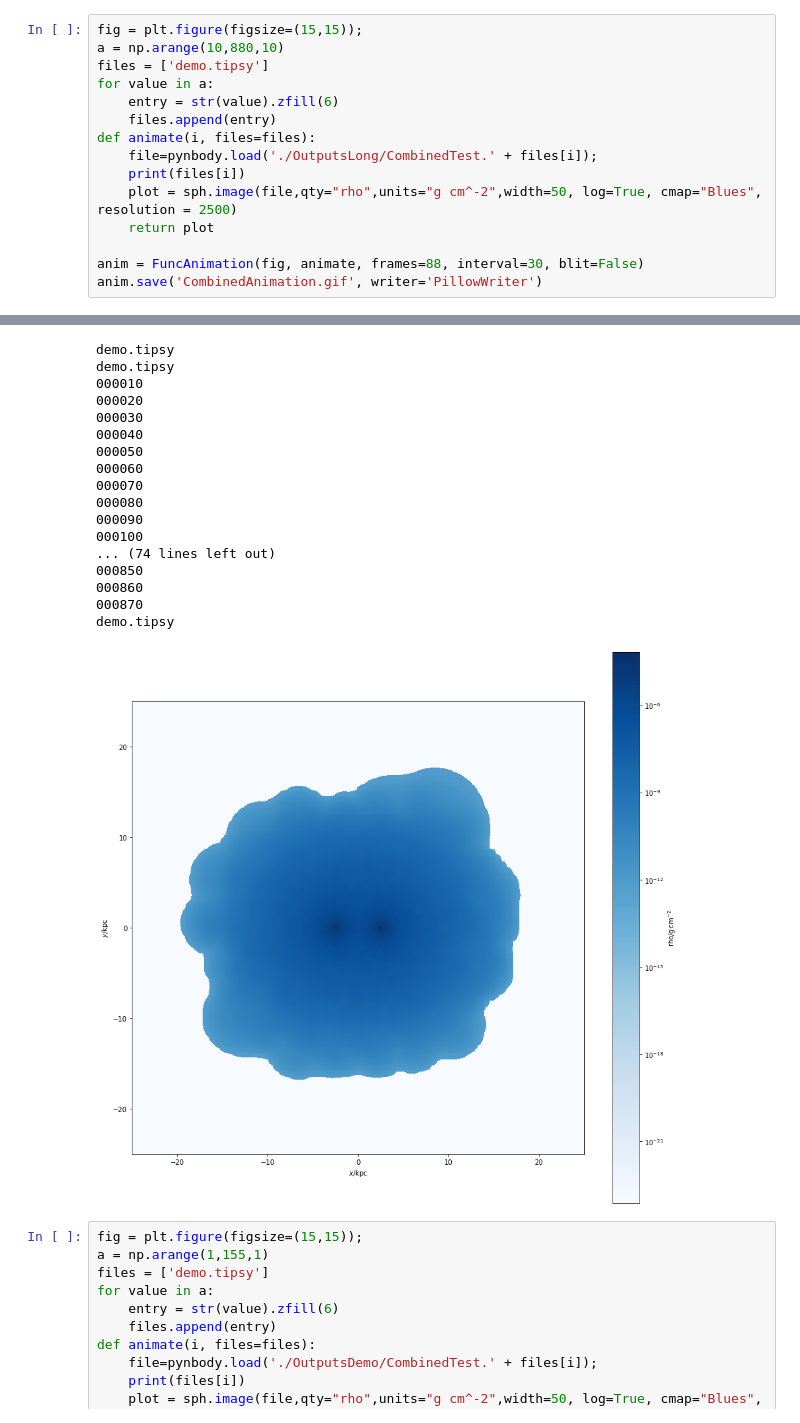
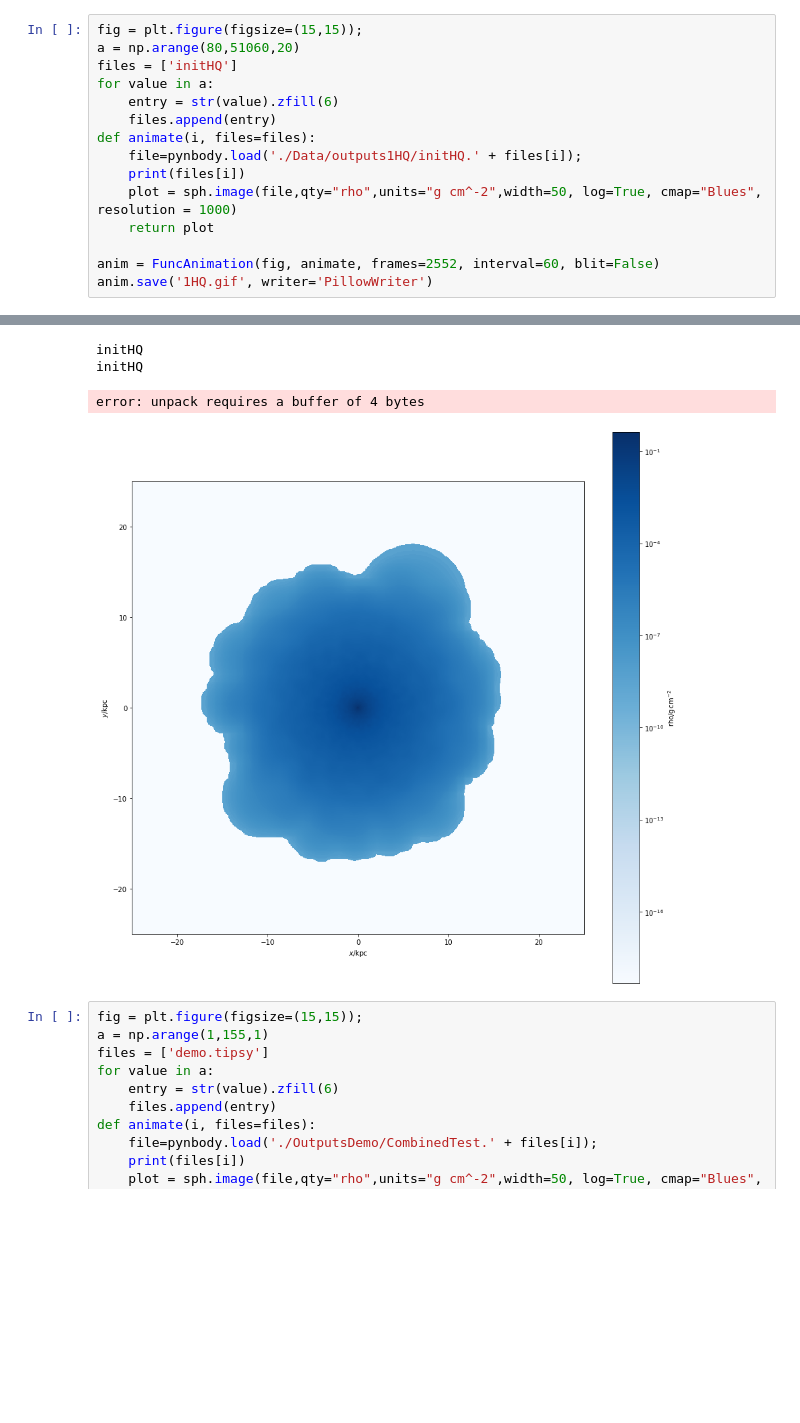
Before and after one commit to MCLindner/GalCollide, a Jupyter notebook: Analysis.ipynb, the cells around one changed output, grey strips where cells are left out. Saved outputs shown, nothing was run; the diff lists cells and outputs as text; blank space fills up the shorter version.

```diff
--- a/Analysis.ipynb
+++ b/Analysis.ipynb
@@ -11,38 +12,24 @@ import numpy as np
 # %%
 fig = plt.figure(figsize=(15,15));
-a = np.arange(10,880,10)
-files = ['demo.tipsy']
+a = np.arange(80,51060,20)
+files = ['initHQ']
 for value in a:
     entry = str(value).zfill(6)
     files.append(entry)
 def animate(i, files=files):
-    file=pynbody.load('./OutputsLong/CombinedTest.' + files[i]);
+    file=pynbody.load('./Data/outputs1HQ/initHQ.' + files[i]);
     print(files[i])
-    plot = sph.image(file,qty="rho",units="g cm^-2",width=50, log=True, cmap="Blues", resolution = 2500)
+    plot = sph.image(file,qty="rho",units="g cm^-2",width=50, log=True, cmap="Blues", resolution = 1000)
     return plot
 
-anim = FuncAnimation(fig, animate, frames=88, interval=30, blit=False)
-anim.save('CombinedAnimation.gif', writer='PillowWriter')
+anim = FuncAnimation(fig, animate, frames=2552, interval=60, blit=False)
+anim.save('1HQ.gif', writer='PillowWriter')
 # %% [output]
 MovieWriter PillowWriter unavailable; trying to use <class 'matplotlib.animation.PillowWriter'> instead.
-demo.tipsy
-demo.tipsy
-000010
-000020
-000030
-000040
-000050
-000060
-000070
-000080
-000090
-000100
-... (74 lines left out)
-000850
-000860
-000870
-demo.tipsy
+initHQ
+initHQ
+error: unpack requires a buffer of 4 bytes
-[figure, old version]
+[figure, new version]
 # %%
 fig = plt.figure(figsize=(15,15));
 a = np.arange(1,155,1)
```
Also changed, not shown: parts of 8 cells of this notebook, 7 other files.
